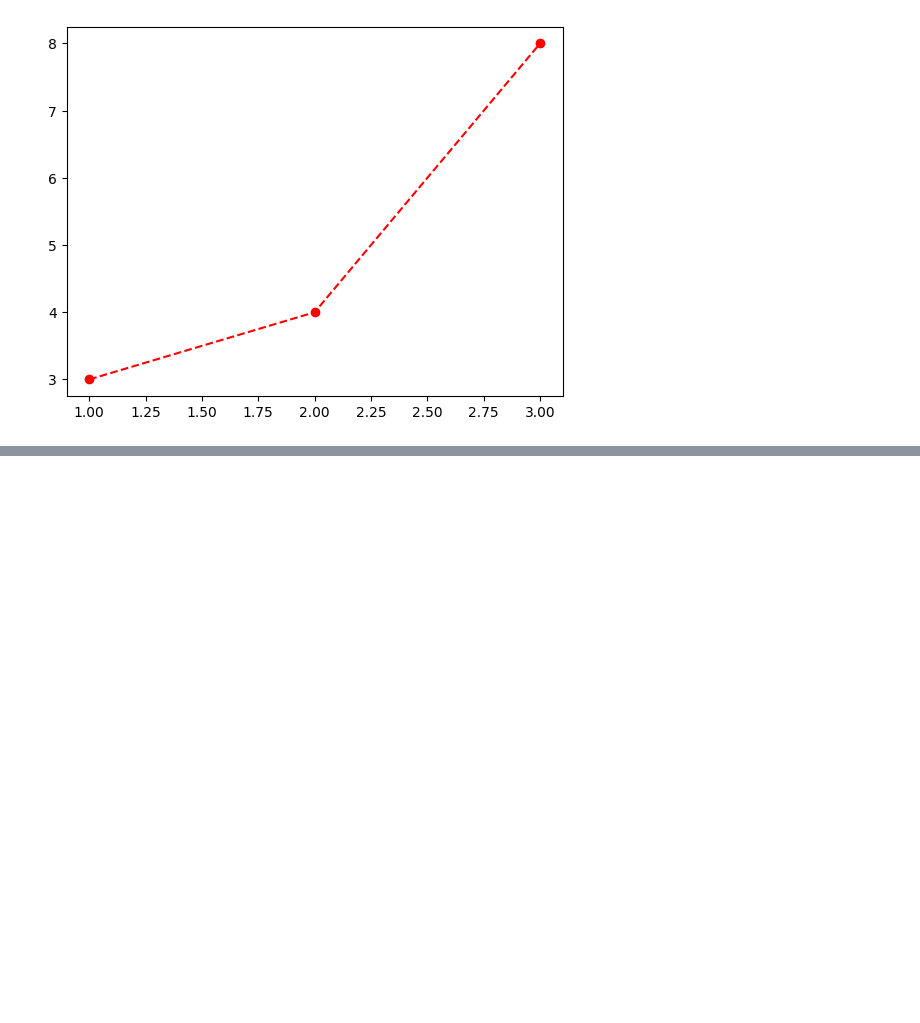
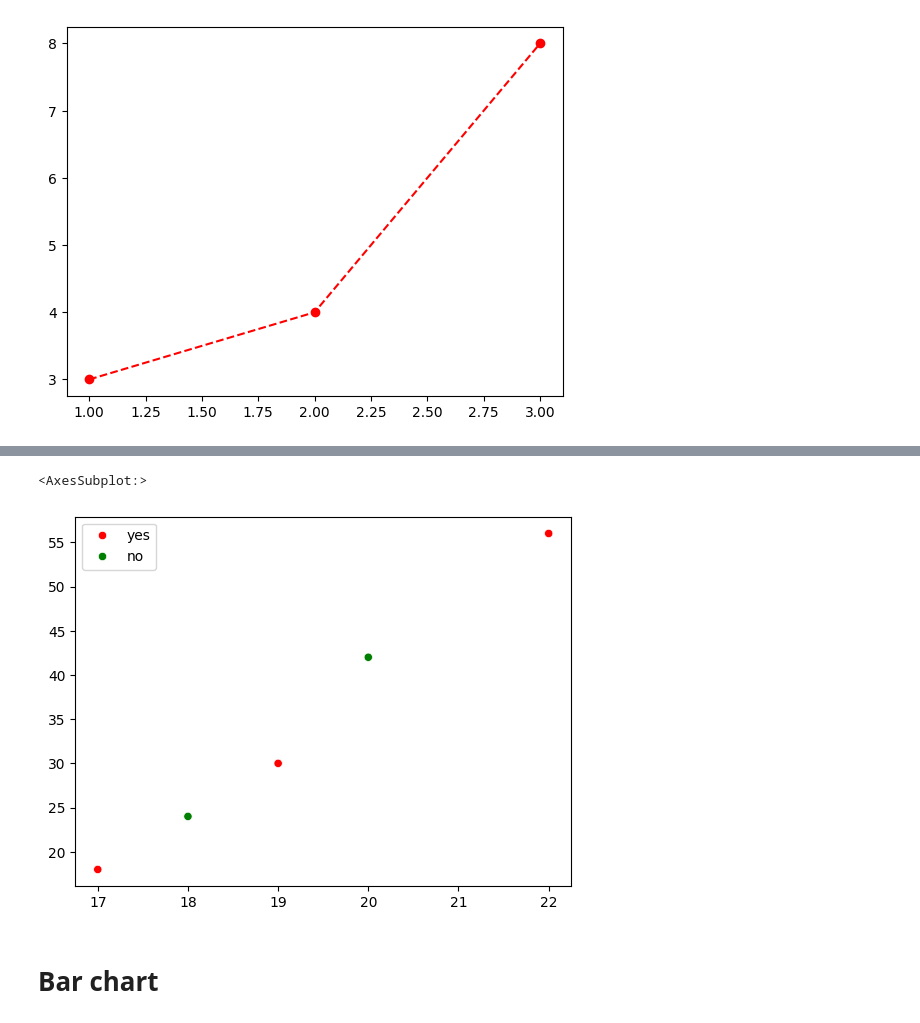
Before and after one commit to anandu-pn/S3, a Jupyter notebook: Data Science/basic_05_08_25.ipynb, the cells around one changed output, grey strips where cells are left out. Saved outputs shown, nothing was run; the diff lists cells and outputs as text; code cells hidden in the pictures; blank space fills up the shorter version.

```diff
--- a/Data Science/basic_05_08_25.ipynb
+++ b/Data Science/basic_05_08_25.ipynb
@@ -60,0 +129,10 @@ plt.show()
+# %%
+BMI=np.array([17,18,19,20,22])
+age=np.array([18,24,30,42,56])
+sugar=np.array(['yes','no','yes','no','yes'])
+sns.scatterplot(x=BMI,y=age,hue=sugar,palette={'yes':'red','no':'green'})
+# %% [output]
+<AxesSubplot:>
+[figure, added]
+# %% [markdown]
+# Bar chart
```
Also changed, not shown: parts of 7 cells of this notebook.
